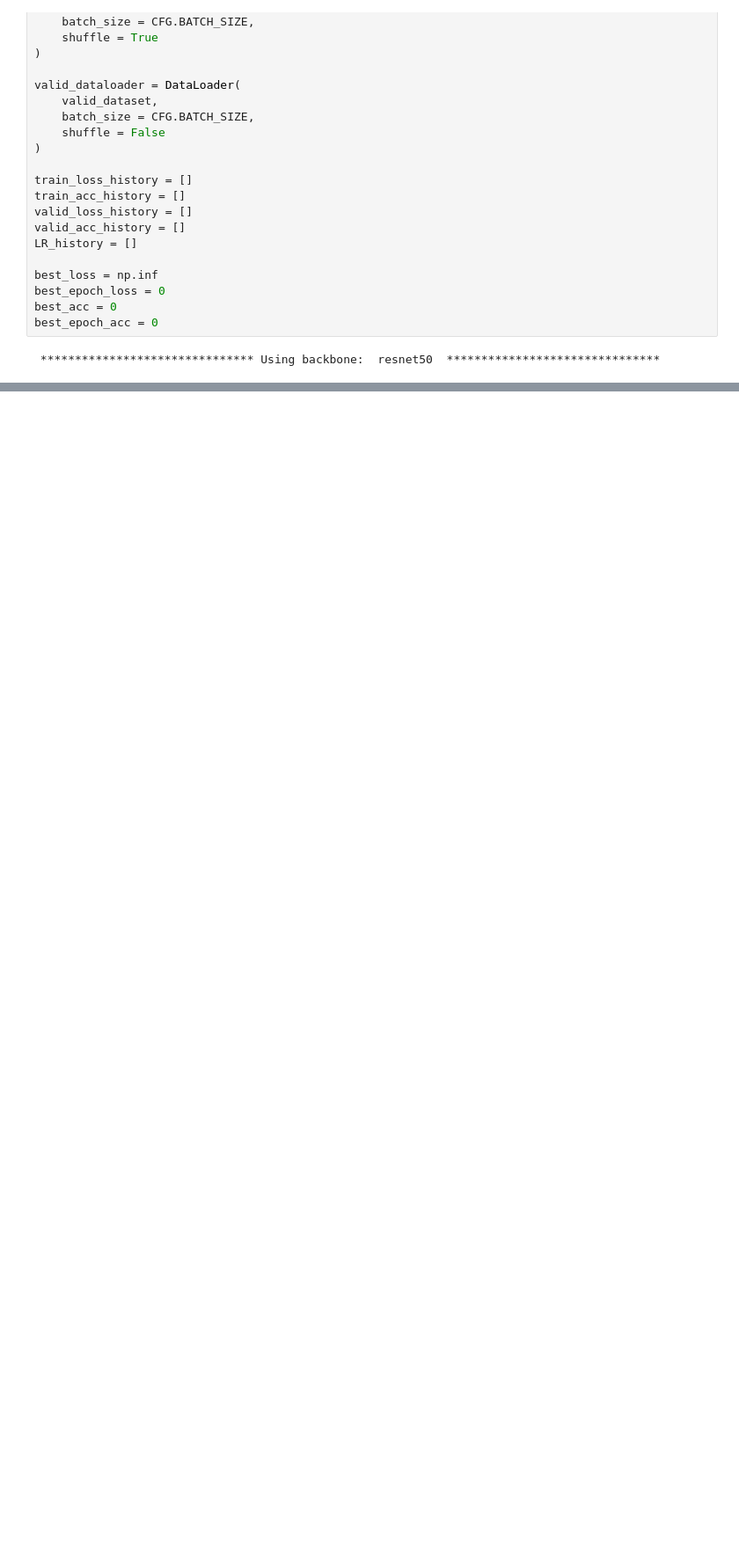
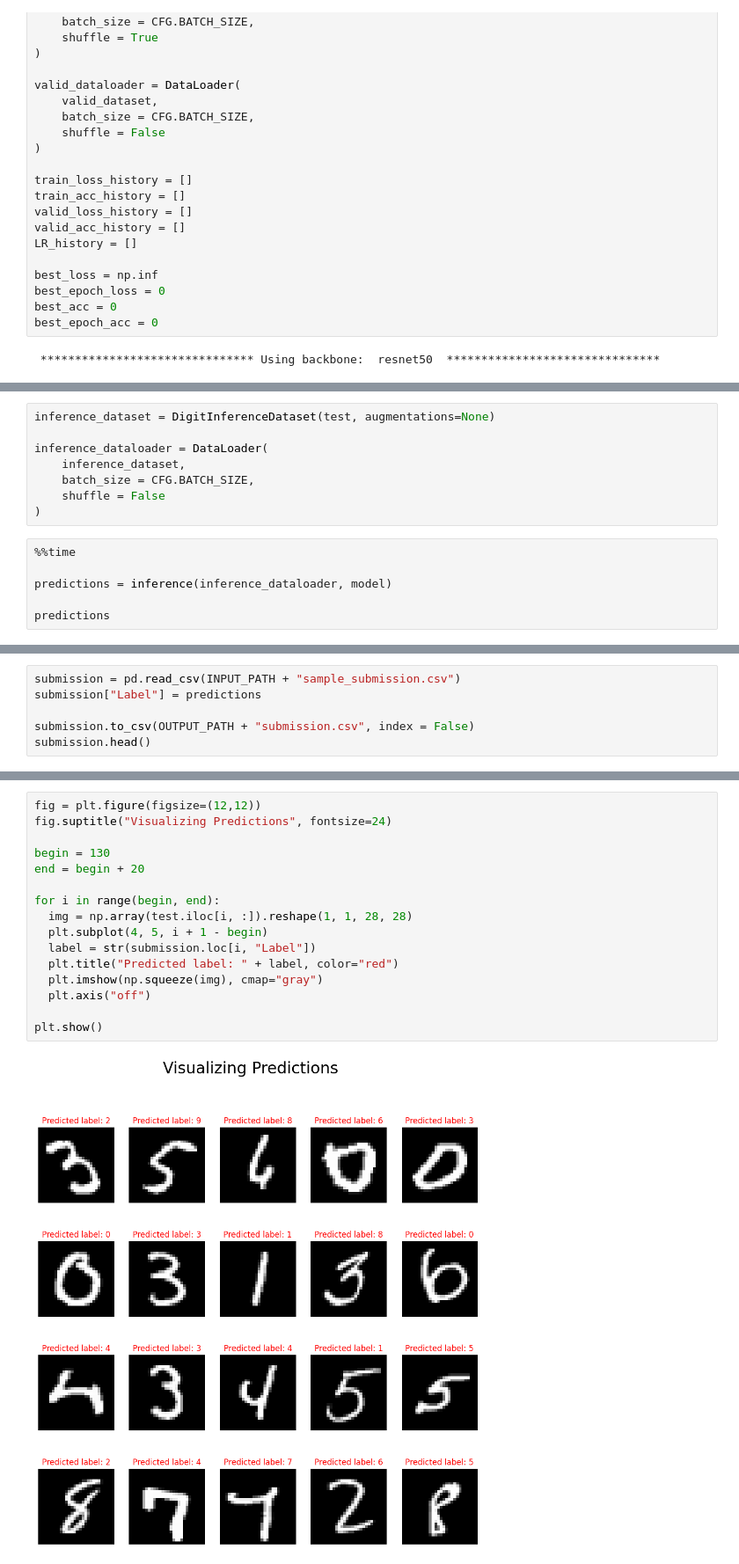
Before and after one commit to 00015775/learning-lab, a Jupyter notebook: pytorch/notebooks/03_experiment_timm_cont.ipynb, the cells around one changed output, grey strips where cells are left out. Shown at 88% size. Cells and saved outputs as stored; diff of their text form; blank space fills up the shorter version.

Commit message:
poor predictions

```diff
--- a/pytorch/notebooks/03_experiment_timm_cont.ipynb
+++ b/pytorch/notebooks/03_experiment_timm_cont.ipynb
@@ -720,0 +883,14 @@ KeyboardInterrupt:
+# %%
+inference_dataset = DigitInferenceDataset(test, augmentations=None)
+
+inference_dataloader = DataLoader(
+    inference_dataset,
+    batch_size = CFG.BATCH_SIZE,
+    shuffle = False
+)
+# %%
+%%time
+
+predictions = inference(inference_dataloader, model)
+
+predictions
@@ -720,0 +903,6 @@ KeyboardInterrupt:
+# %%
+submission = pd.read_csv(INPUT_PATH + "sample_submission.csv")
+submission["Label"] = predictions
+
+submission.to_csv(OUTPUT_PATH + "submission.csv", index = False)
+submission.head()
@@ -720,0 +918,18 @@ KeyboardInterrupt:
+# %%
+fig = plt.figure(figsize=(12,12))
+fig.suptitle("Visualizing Predictions", fontsize=24)
+
+begin = 130
+end = begin + 20
+
+for i in range(begin, end):
+  img = np.array(test.iloc[i, :]).reshape(1, 1, 28, 28)
+  plt.subplot(4, 5, i + 1 - begin)
+  label = str(submission.loc[i, "Label"])
+  plt.title("Predicted label: " + label, color="red")
+  plt.imshow(np.squeeze(img), cmap="gray")
+  plt.axis("off")
+
+plt.show()
+# %% [output]
+[figure, added]
```
Also changed, not shown: parts of 20 cells of this notebook.
